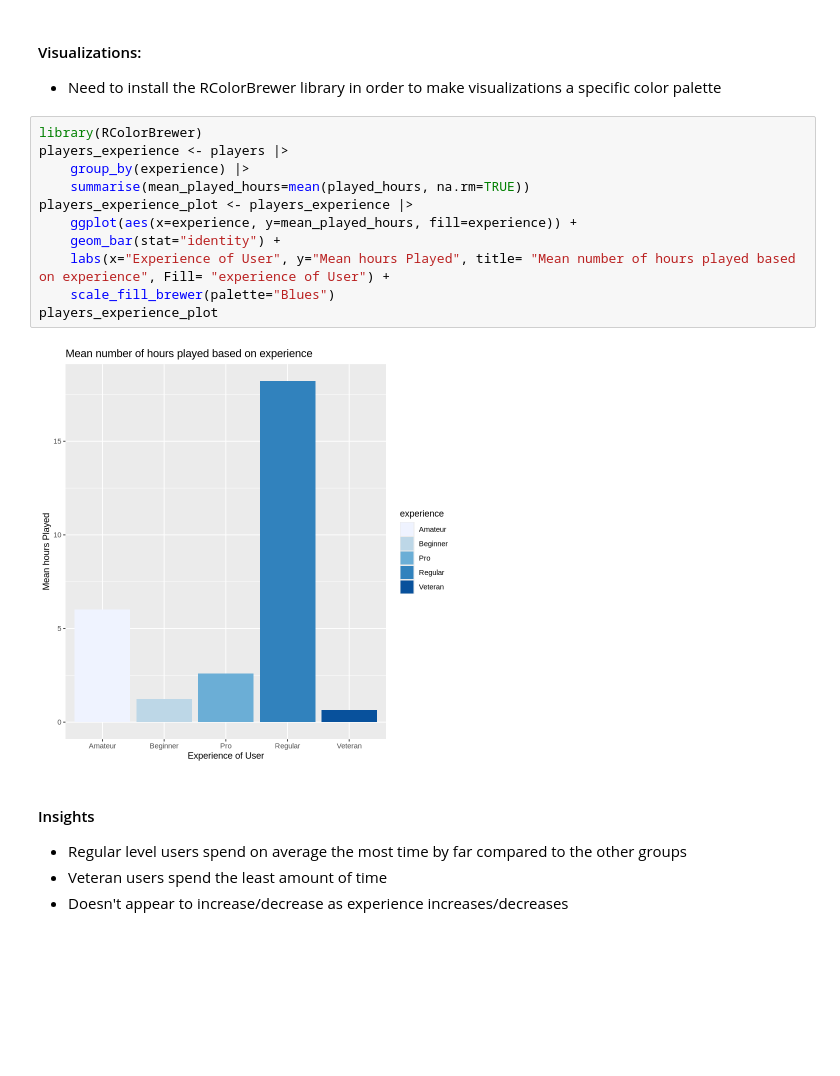
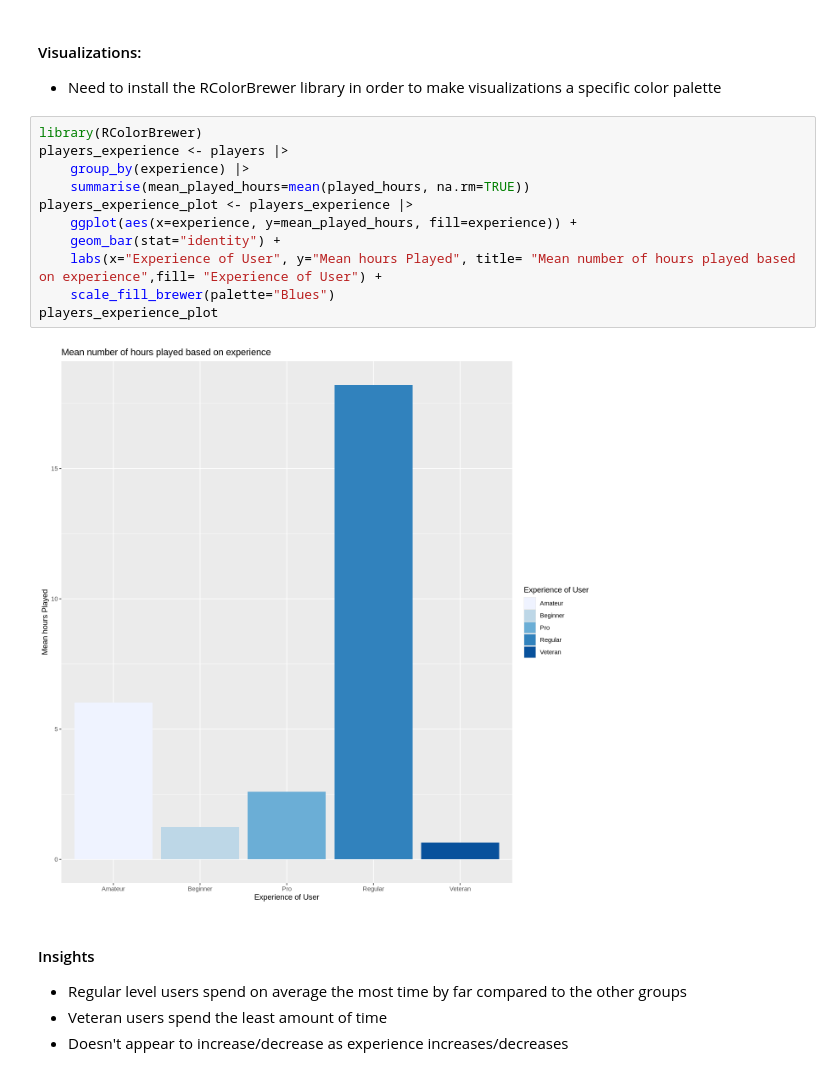
Before and after one commit to lemonkmcampbell-hue/DSCIProject, a Jupyter notebook: individualproject.ipynb, the cells around one changed output. Drawn from its saved outputs; the diff is of its cells as text; blank space fills up the shorter version.

```diff
--- a/individualproject.ipynb
+++ b/individualproject.ipynb
@@ -126,16 +127,16 @@ age_mean <- mean(players$Age, na.rm=TRUE)
 # %%
 library(RColorBrewer)
 players_experience <- players |>
     group_by(experience) |>
     summarise(mean_played_hours=mean(played_hours, na.rm=TRUE))
 players_experience_plot <- players_experience |>
     ggplot(aes(x=experience, y=mean_played_hours, fill=experience)) +
     geom_bar(stat="identity") +
-    labs(x="Experience of User", y="Mean hours Played", title= "Mean number of hours played based on experience", Fill= "experience of User") +
+    labs(x="Experience of User", y="Mean hours Played", title= "Mean number of hours played based on experience",fill= "Experience of User") +
     scale_fill_brewer(palette="Blues")
 players_experience_plot
 # %% [output]
-[figure, old version]
+[figure, new version]
 # %% [markdown]
 #### Insights
 * Regular level users spend on average the most time by far compared to the other groups
```
Also changed, not shown: parts of 7 cells of this notebook.
